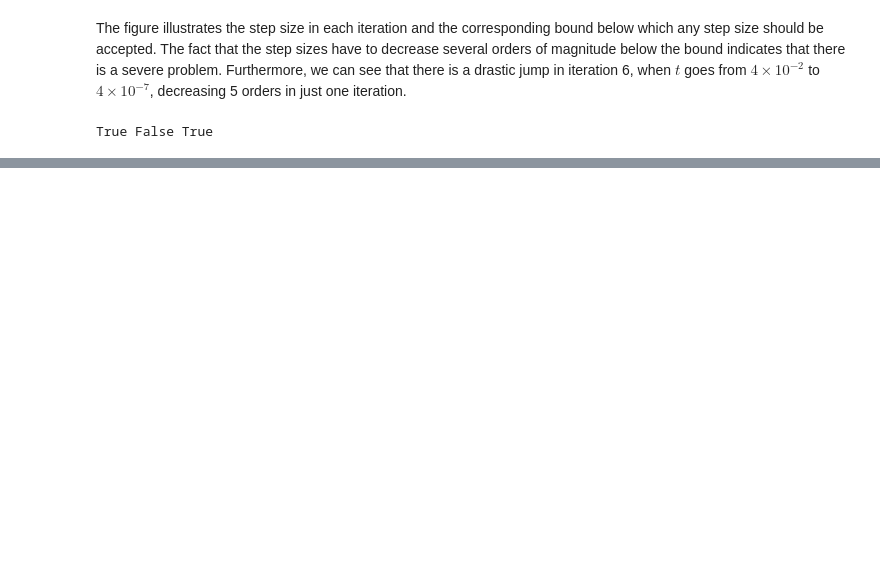
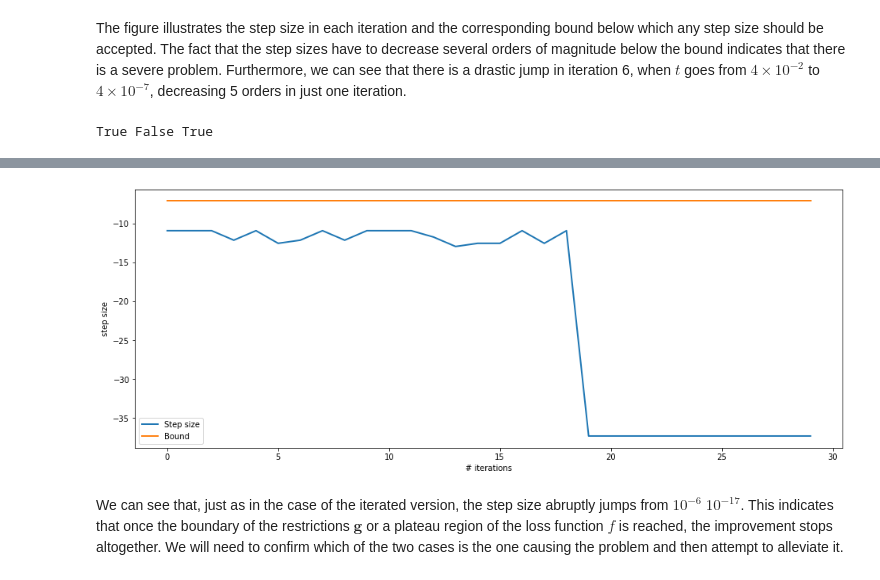
Before and after one commit to tarod13/Stochastic_Games, a Jupyter notebook: stochastic_games_herkovitz_v2.ipynb, the cells around one changed output, grey strips where cells are left out. Drawn from its saved outputs; the diff is of its cells as text; code cells hidden in the pictures; blank space fills up the shorter version.

Commit message:
Fixed bug in restrictions gradient calculation and other minor bugs - the boundary problem remains

```diff
--- a/stochastic_games_herkovitz_v2.ipynb
+++ b/stochastic_games_herkovitz_v2.ipynb
@@ -1339,7 +1357,7 @@ with torch.no_grad():
 
   d0_vector, norm_2_d0, duals_0_vector, A_matrix, b_vector = game_iterated_2.calculate_descent_direction(g_vector, grad_f_vector, grad_g_matrix)
   new_c_vector = game_iterated_2.update_c_vector(c_vector, duals_0_vector)
-  d_vector, duals_vector, new_rho = game_iterated_2.calculate_feasible_direction(g_vector, new_c_vector, duals_0_vector,
+  d_vector, duals_vector, new_rho, mWe = game_iterated_2.calculate_feasible_direction(g_vector, new_c_vector, duals_0_vector,
                                                                       norm_2_d0, A_matrix, b_vector, rho,
                                                                       grad_f_vector, grad_g_matrix)
 # %% [markdown]
@@ -2043,0 +2071,4 @@ grad_g_pi_dic_list
+# %%
+game_iterated_4 = multi_player_game(N, S, A, R, T, beta, device).to(device)
+# %%
+step_sizes_4, step_size_bounds_4 = game_iterated_4.optimize_game(hard_constraints=False, verbose=False, n_epochs=30, on=True, eta_0=0.9, nu=1.5)[0:2]
@@ -2043,0 +2093,13 @@ grad_g_pi_dic_list
+# %%
+fig, ax = plt.subplots(figsize=(16,6))
+plt.plot(torch.log(step_sizes_4), label='Step size', linewidth=2.0)
+plt.plot(torch.log(step_size_bounds_4), label='Bound', linewidth=2.0)
+plt.legend()
+plt.xlabel('# iterations')
+plt.ylabel('step size')
+plt.show()
+plt.close()
+# %% [output]
+[figure, added]
+# %% [markdown]
+We can see that, just as in the case of the iterated version, the step size abruptly jumps from $10^{-6}$ $10^{-17}$. This indicates that once the boundary of the restrictions $\textbf{g}$ or a plateau region of the loss function $f$ is reached, the improvement stops altogether. We will need to confirm which of the two cases is the one causing the problem and then attempt to alleviate it.
```
Also changed, not shown: parts of 53 cells of this notebook.
